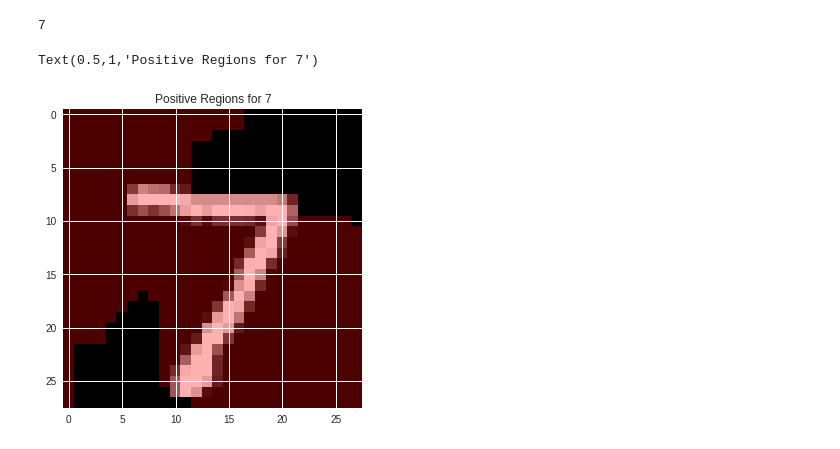
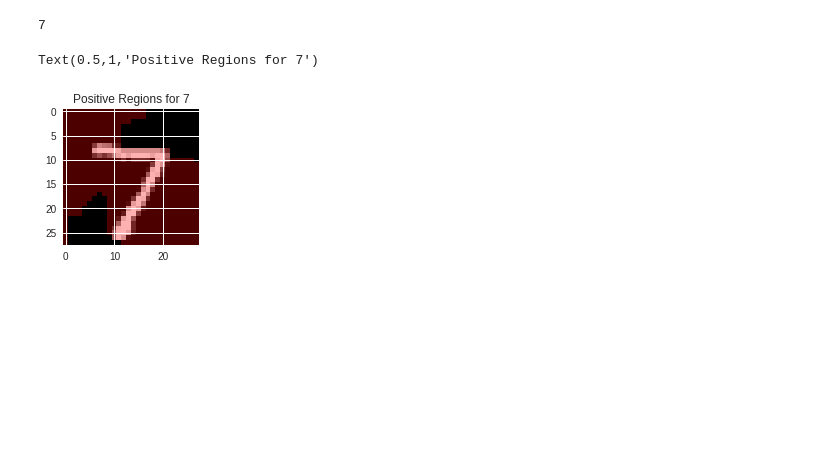
Before and after one commit to SasankYadati/interpretability-in-neural-networks, a Jupyter notebook: Image Classification MNIST with LIME Explanations/CNN_With_Mnist_Images.ipynb, the cells around one changed output. Saved outputs shown, nothing was run; the diff lists cells and outputs as text; code cells hidden in the pictures; blank space fills up the shorter version.

```diff
--- a/Image Classification MNIST with LIME Explanations/CNN_With_Mnist_Images.ipynb
+++ b/Image Classification MNIST with LIME Explanations/CNN_With_Mnist_Images.ipynb
@@ -431,9 +431,10 @@ output
 7
 # %%
 temp, mask = explanation.get_image_and_mask(output, positive_only=True, num_features=10, hide_rest=False, min_weight = 0.01)
-(ax1) = plt.subplot()
+fig= plt.figure()
+(ax1) = fig.add_subplot(2,1,1)
 ax1.imshow(label2rgb(mask,temp, bg_label = 0), interpolation = 'nearest')
 ax1.set_title('Positive Regions for {}'.format(output))
 # %% [output]
 Text(0.5,1,'Positive Regions for 7')
-[figure, old version]
+[figure, new version]
```
Also changed, not shown: parts of 20 cells of this notebook.
